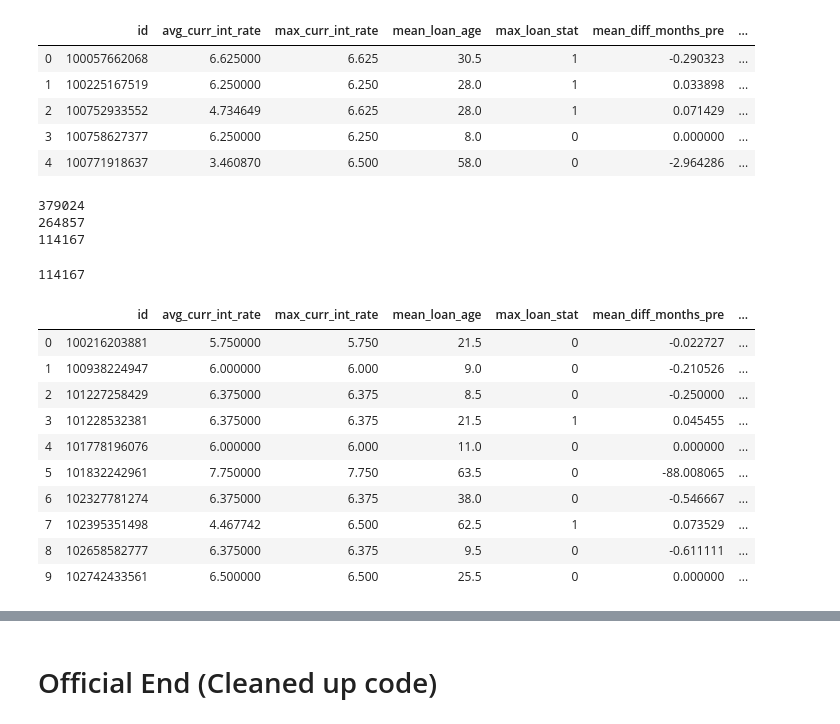
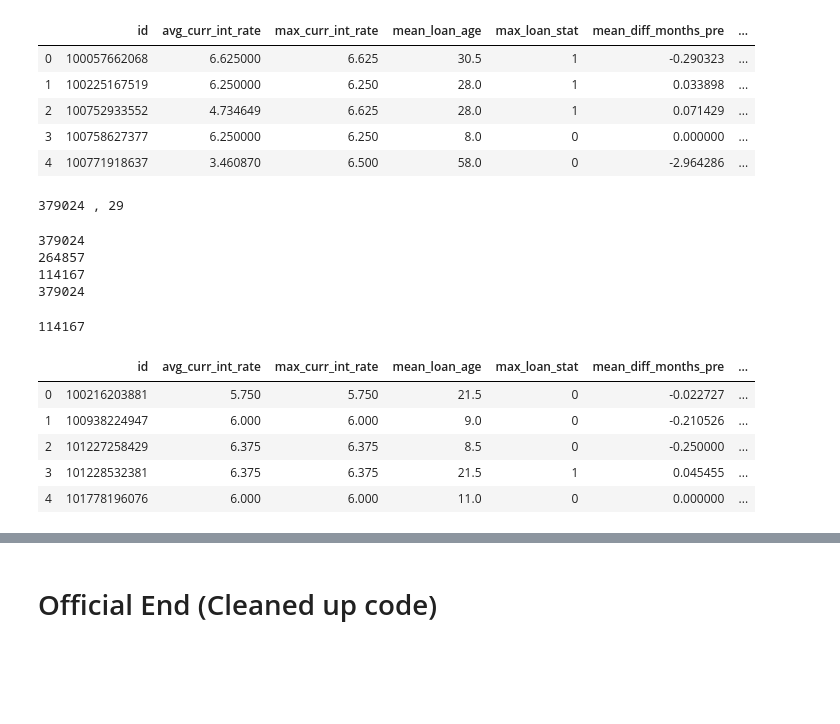
Before and after one commit to JefferyChu/pandas-sk-learn-bank-loan-ml, a Jupyter notebook: fannie_mae_spark.ipynb, the cells around one changed output, grey strips where cells are left out. Cells and saved outputs as stored; diff of their text form; code cells hidden in the pictures; blank space fills up the shorter version.

```diff
--- a/Fannie Mae Analysis (Big Data) - JC V2 - EMR Version (test 3).ipynb
+++ b/fannie_mae_spark.ipynb
@@ -40,7 +43,7 @@ pd.set_option('display.max_rows', 400)
 # Testing increased memory
 from pyspark.conf import SparkConf
 
-conf = SparkConf().setAll([('spark.driver.memory', '8g'),
+conf = SparkConf().setAll([('spark.driver.memory', '10g'),
 #                             ('spark.executor.cores', '4'),
 #                             ("spark.executor.instances", '2'),
                             ("spark.default.parallelism", '4'),
@@ -49,7 +52,7 @@ conf = SparkConf().setAll([('spark.driver.memory', '8g'),
                             #('spark.cores.max', '4'),
                             #('spark.driver.memory','1g')])
 
-spark = SparkSession.builder.appName("Fannie_Spark_App").config(conf=conf).getOrCreate()
+spark = SparkSession.builder.appName("fannie_spark_app").config(conf=conf).getOrCreate()
 sc = spark.sparkContext
 print('Session Created')
 # %% [output]
@@ -548,24 +553,30 @@ features_df.limit(5).toPandas()
 | 2 | 100752933552 | 4.734649 | 6.625 | 28.0 | 1 | 0.071429 | ... |
 | 3 | 100758627377 | 6.250000 | 6.250 | 8.0 | 0 | 0.000000 | ... |
 | 4 | 100771918637 | 3.460870 | 6.500 | 58.0 | 0 | -2.964286 | ... |
+# %%
+print(features_df.count(), ',', len(features_df.columns))
+# %% [output]
+379024 , 29
 # %%
 # Train/Test using sampleBy to get stratified train/test sets
 
-train = features_df.sampleBy("max_loan_stat",fractions={0:0.7,1:0.7},seed=10)
-test = features_df.subtract(train)
+train = features_df.sampleBy("max_loan_stat",fractions={0:0.7,1:0.7},seed=10).cache()
+test = features_df.subtract(train).cache()
 # %%
 print(features_df.count())
 print(train.count())
 print(test.count())
+print(train.count() + test.count())
 # %% [output]
 379024
 264857
 114167
+379024
 # %%
 # Apply ML
 
-rf = RandomForestClassifier(numTrees = 100, maxDepth = 20, labelCol = "max_loan_stat", featuresCol = "features_vec",
-                           seed=10)
+rf = RandomForestClassifier(numTrees = 1, maxDepth = 20, labelCol = "max_loan_stat", featuresCol = "features_vec",
+                            seed=10)
 
 rf_model = rf.fit(train)
 
@@ -575,16 +586,11 @@ predictions.count()
 # %% [output]
 114167
 # %%
-predictions.limit(10).toPandas()
+predictions.limit(5).toPandas()
 # %% [output]
 |  | id | avg_curr_int_rate | max_curr_int_rate | mean_loan_age | max_loan_stat | mean_diff_months_pre | ... |
-| 0 | 100216203881 | 5.750000 | 5.750 | 21.5 | 0 | -0.022727 | ... |
-| 1 | 100938224947 | 6.000000 | 6.000 | 9.0 | 0 | -0.210526 | ... |
-| 2 | 101227258429 | 6.375000 | 6.375 | 8.5 | 0 | -0.250000 | ... |
-| 3 | 101228532381 | 6.375000 | 6.375 | 21.5 | 1 | 0.045455 | ... |
-| 4 | 101778196076 | 6.000000 | 6.000 | 11.0 | 0 | 0.000000 | ... |
-| 5 | 101832242961 | 7.750000 | 7.750 | 63.5 | 0 | -88.008065 | ... |
-| 6 | 102327781274 | 6.375000 | 6.375 | 38.0 | 0 | -0.546667 | ... |
-| 7 | 102395351498 | 4.467742 | 6.500 | 62.5 | 1 | 0.073529 | ... |
-| 8 | 102658582777 | 6.375000 | 6.375 | 9.5 | 0 | -0.611111 | ... |
-| 9 | 102742433561 | 6.500000 | 6.500 | 25.5 | 0 | 0.000000 | ... |
+| 0 | 100216203881 | 5.750 | 5.750 | 21.5 | 0 | -0.022727 | ... |
+| 1 | 100938224947 | 6.000 | 6.000 | 9.0 | 0 | -0.210526 | ... |
+| 2 | 101227258429 | 6.375 | 6.375 | 8.5 | 0 | -0.250000 | ... |
+| 3 | 101228532381 | 6.375 | 6.375 | 21.5 | 1 | 0.045455 | ... |
+| 4 | 101778196076 | 6.000 | 6.000 | 11.0 | 0 | 0.000000 | ... |
```
Also changed, not shown: parts of 14 cells of this notebook, 1 other file.
